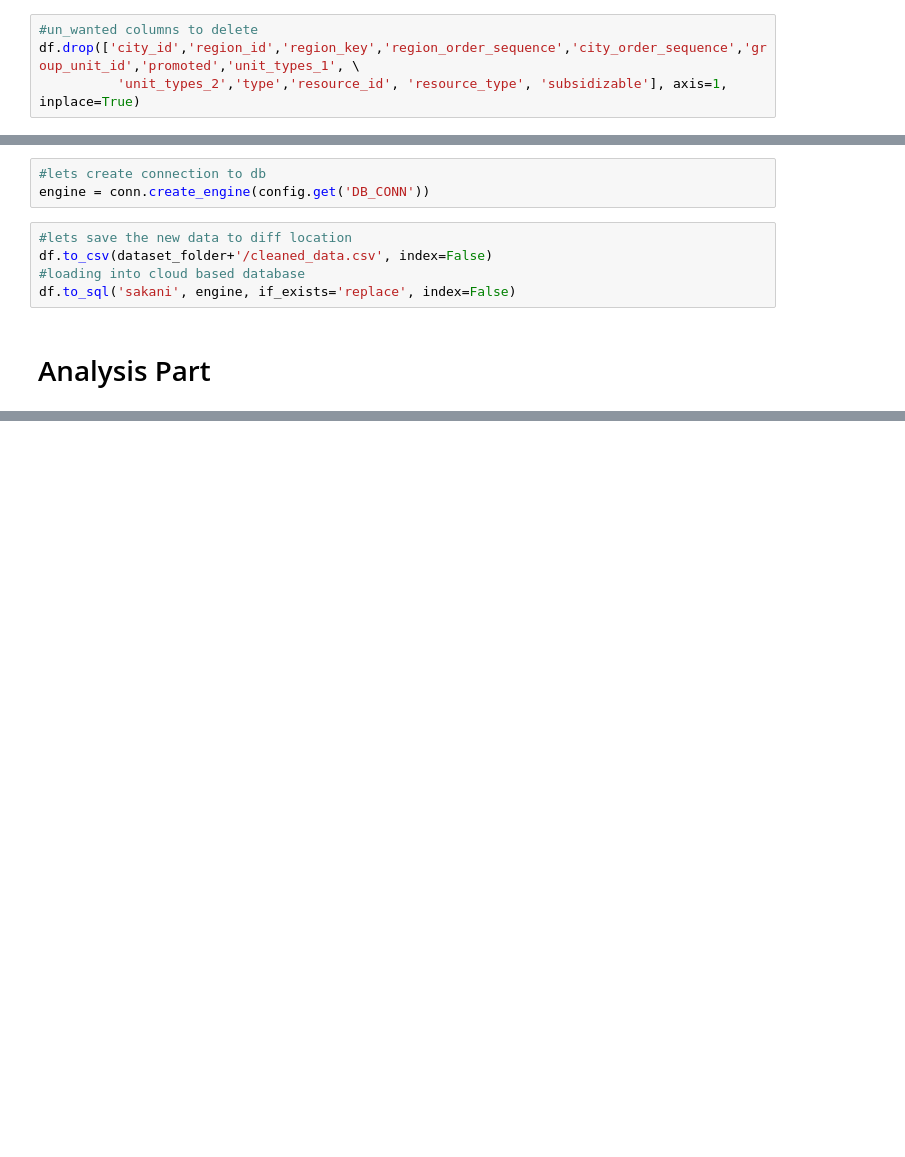
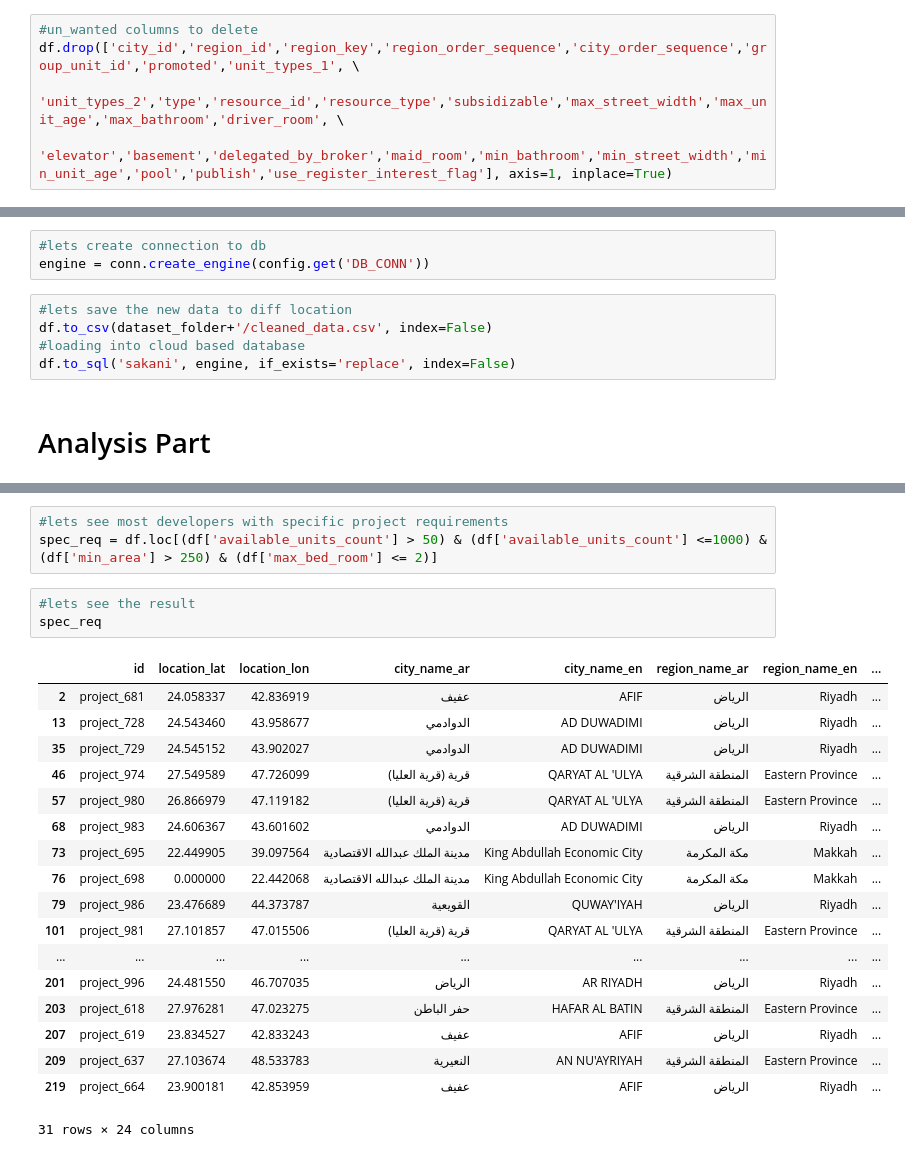
Before and after one commit to iimrx/sakani_analysis, a Jupyter notebook: Sakani_Analysis.ipynb, the cells around one changed output, grey strips where cells are left out. Saved outputs shown, nothing was run; the diff lists cells and outputs as text; blank space fills up the shorter version.

```diff
--- a/Sakani_Analysis.ipynb
+++ b/Sakani_Analysis.ipynb
@@ -160,7 +155,8 @@ Index(['id', 'location_lat', 'location_lon', 'city_id', 'city_name_ar',
 # %%
 #un_wanted columns to delete
 df.drop(['city_id','region_id','region_key','region_order_sequence','city_order_sequence','group_unit_id','promoted','unit_types_1', \
-          'unit_types_2','type','resource_id', 'resource_type', 'subsidizable'], axis=1, inplace=True)
+          'unit_types_2','type','resource_id','resource_type','subsidizable','max_street_width','max_unit_age','max_bathroom','driver_room', \
+          'elevator','basement','delegated_by_broker','maid_room','min_bathroom','min_street_width','min_unit_age','pool','publish','use_register_interest_flag'], axis=1, inplace=True)
 # %%
 #columns after drop
 df.columns
@@ -209,0 +218,25 @@ df.to_sql('sakani', engine, if_exists='replace', index=False)
+# %%
+#lets see most developers with specific project requirements
+spec_req = df.loc[(df['available_units_count'] > 50) & (df['available_units_count'] <=1000) & (df['min_area'] > 250) & (df['max_bed_room'] <= 2)]
+# %%
+#lets see the result
+spec_req
+# %% [output]
+|  | id | location_lat | location_lon | city_name_ar | city_name_en | region_name_ar | region_name_en | ... |
+| 2 | project_681 | 24.058337 | 42.836919 | عفيف | AFIF | الرياض | Riyadh | ... |
+| 13 | project_728 | 24.543460 | 43.958677 | الدوادمي | AD DUWADIMI | الرياض | Riyadh | ... |
+| 35 | project_729 | 24.545152 | 43.902027 | الدوادمي | AD DUWADIMI | الرياض | Riyadh | ... |
+| 46 | project_974 | 27.549589 | 47.726099 | قرية (قرية العليا) | QARYAT AL 'ULYA | المنطقة الشرقية | Eastern Province | ... |
+| 57 | project_980 | 26.866979 | 47.119182 | قرية (قرية العليا) | QARYAT AL 'ULYA | المنطقة الشرقية | Eastern Province | ... |
+| 68 | project_983 | 24.606367 | 43.601602 | الدوادمي | AD DUWADIMI | الرياض | Riyadh | ... |
+| 73 | project_695 | 22.449905 | 39.097564 | مدينة الملك عبدالله الاقتصادية | King Abdullah Economic City | مكة المكرمة | Makkah | ... |
+| 76 | project_698 | 0.000000 | 22.442068 | مدينة الملك عبدالله الاقتصادية | King Abdullah Economic City | مكة المكرمة | Makkah | ... |
+| 79 | project_986 | 23.476689 | 44.373787 | القويعية | QUWAY'IYAH | الرياض | Riyadh | ... |
+| 101 | project_981 | 27.101857 | 47.015506 | قرية (قرية العليا) | QARYAT AL 'ULYA | المنطقة الشرقية | Eastern Province | ... |
+| ... | ... | ... | ... | ... | ... | ... | ... | ... |
+| 201 | project_996 | 24.481550 | 46.707035 | الرياض | AR RIYADH | الرياض | Riyadh | ... |
+| 203 | project_618 | 27.976281 | 47.023275 | حفر الباطن | HAFAR AL BATIN | المنطقة الشرقية | Eastern Province | ... |
+| 207 | project_619 | 23.834527 | 42.833243 | عفيف | AFIF | الرياض | Riyadh | ... |
+| 209 | project_637 | 27.103674 | 48.533783 | النعيرية | AN NU'AYRIYAH | المنطقة الشرقية | Eastern Province | ... |
+| 219 | project_664 | 23.900181 | 42.853959 | عفيف | AFIF | الرياض | Riyadh | ... |
+31 rows × 24 columns
```
Also changed, not shown: parts of 7 cells of this notebook.
